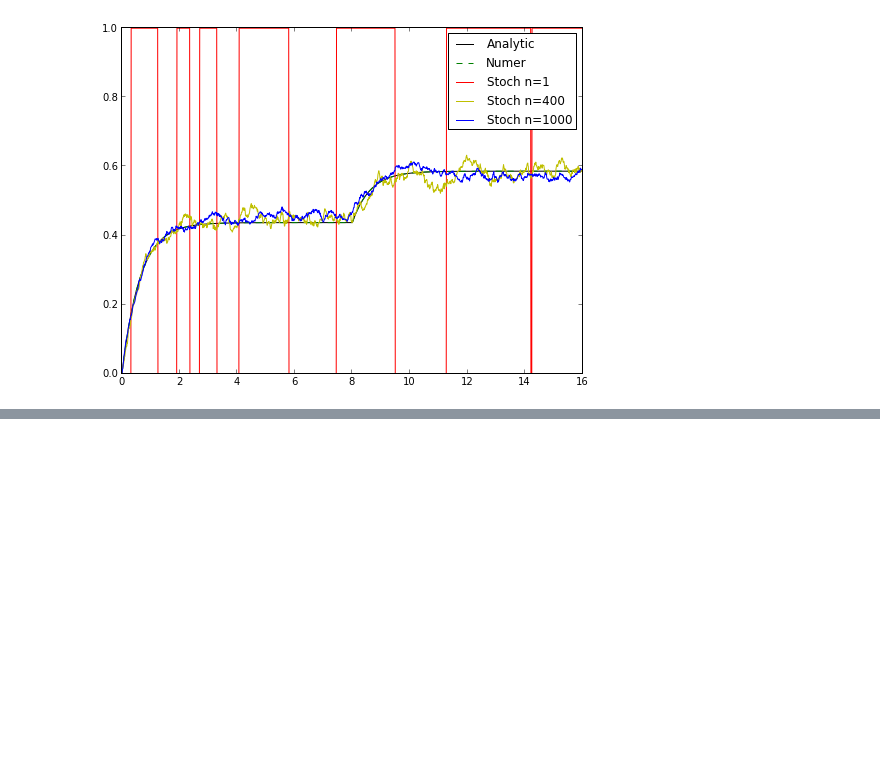
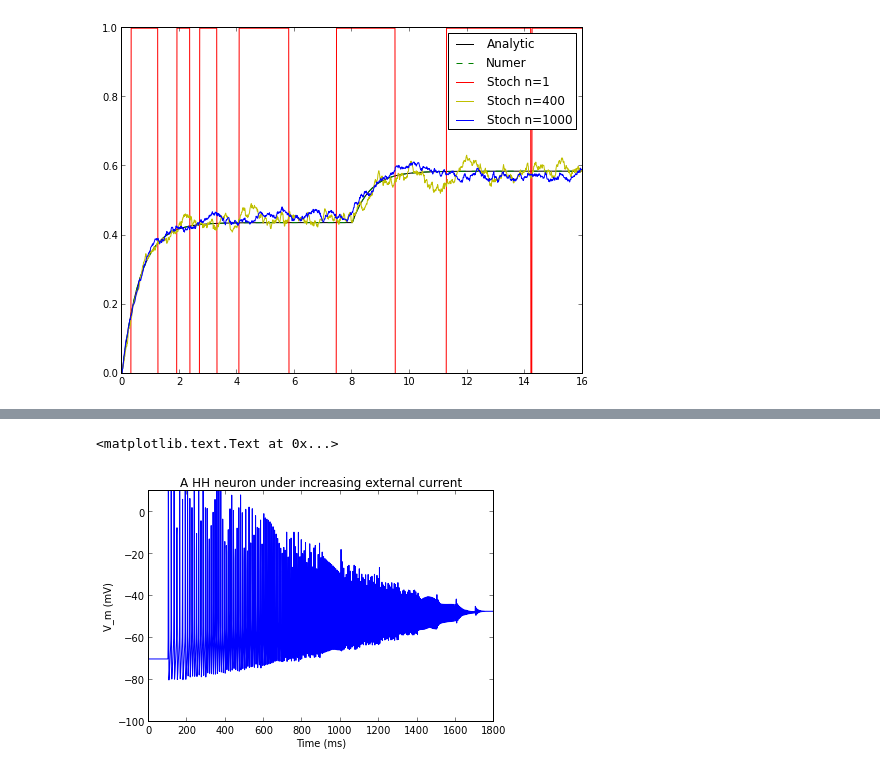
Before and after one commit to forrestsheldon/neurodynamics, a Jupyter notebook: week_2_Single_compartment_neural_models.ipynb, the cells around one changed output, grey strips where cells are left out. Cells and saved outputs as stored; diff of their text form; code cells hidden in the pictures; blank space fills up the shorter version.

```diff
--- a/week_2_Single_compartment_neural_models.ipynb
+++ b/week_2_Single_compartment_neural_models.ipynb
@@ -125,0 +236,15 @@ axes1.legend()
+# %%
+t_long = np.linspace(0, 1800, 1800)
+
+V_long = scp.integrate.odeint(HH, (V_rest, n0, m0, h0), t_long)
+# %%
+fig5 = plt.figure()
+ax5 = fig5.add_axes([0.1, 0.1, 0.8, 0.8])
+ax5.plot(t_long, V_long[:,0])
+ax5.set_ylim([-100, 10])
+ax5.set_xlabel('Time (ms)')
+ax5.set_ylabel('V_m (mV)')
+ax5.set_title('A HH neuron under increasing external current')
+# %% [output]
+<matplotlib.text.Text at 0x...>
+[figure, added]
```
Also changed, not shown: parts of 16 cells of this notebook, 1 other file.
